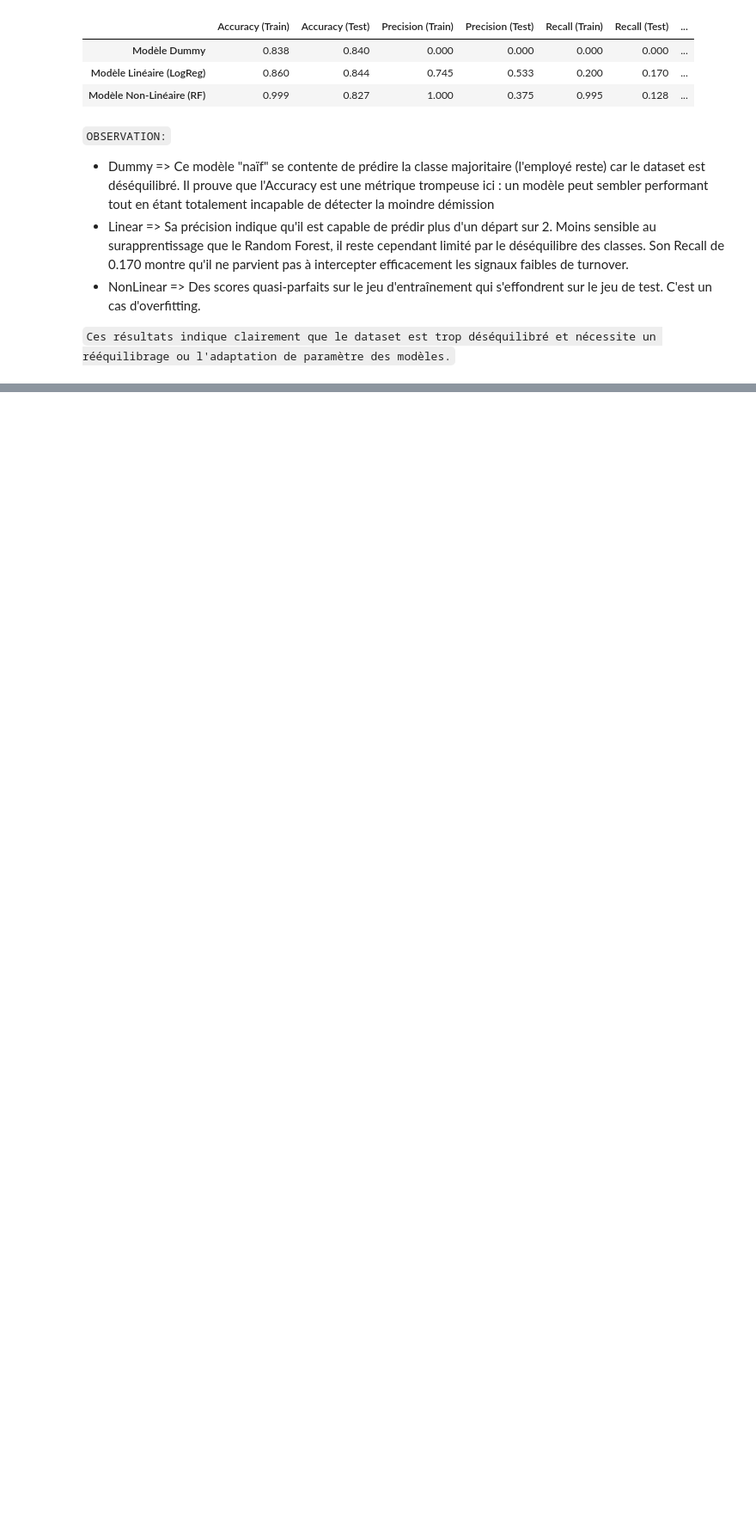
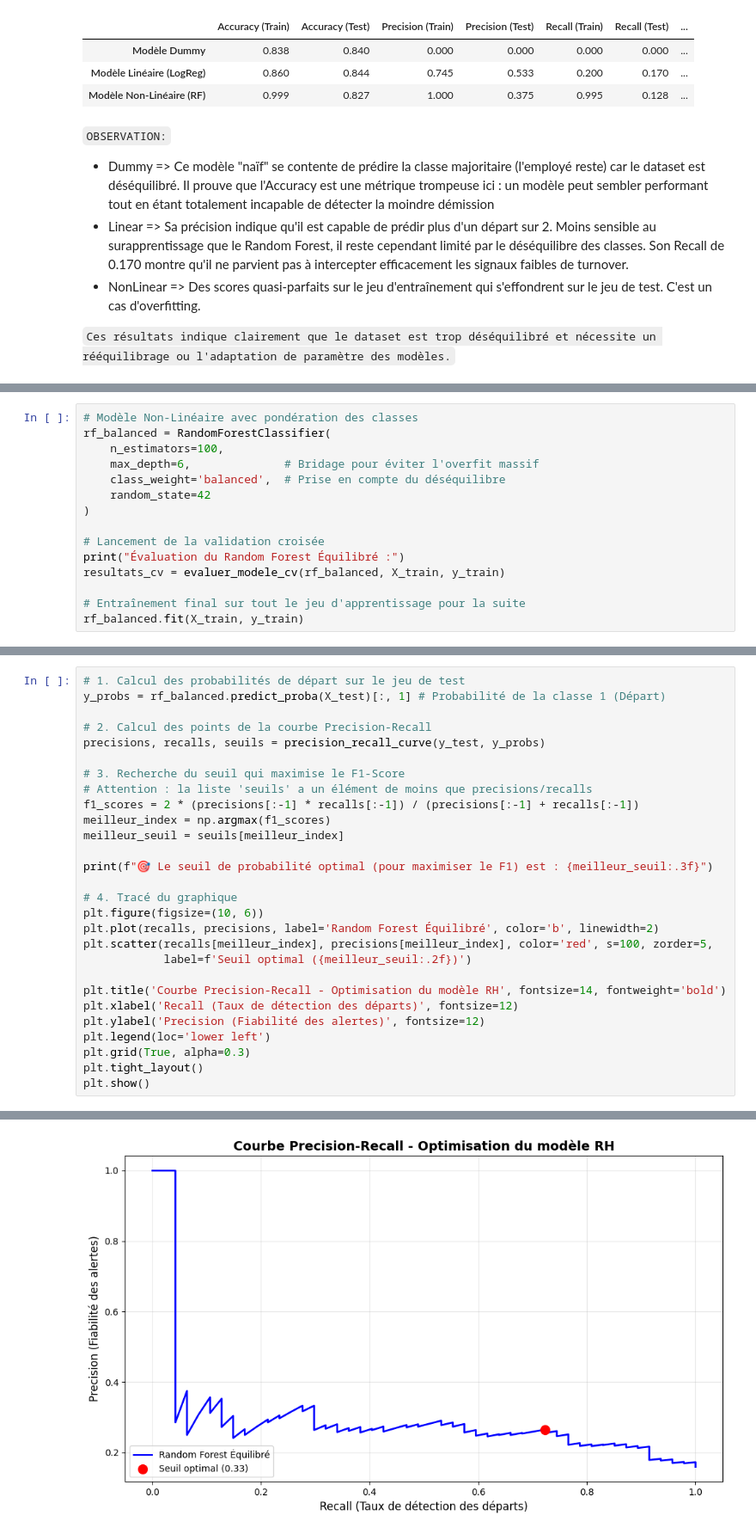
Before and after one commit to Nerion-1337/3_automatically_classify_information, a Jupyter notebook: components/training_modele.ipynb, the cells around one changed output, grey strips where cells are left out. Shown at 86% size. Saved outputs shown, nothing was run; the diff lists cells and outputs as text; blank space fills up the shorter version.

```diff
--- a/components/training_modele.ipynb
+++ b/components/training_modele.ipynb
@@ -123,0 +155,15 @@ display(df_metriques[colonnes_ordonnees].round(3))
+# %%
+# Modèle Non-Linéaire avec pondération des classes
+rf_balanced = RandomForestClassifier(
+    n_estimators=100,
+    max_depth=6,              # Bridage pour éviter l'overfit massif
+    class_weight='balanced',  # Prise en compte du déséquilibre
+    random_state=42
+)
+
+# Lancement de la validation croisée
+print("Évaluation du Random Forest Équilibré :")
+resultats_cv = evaluer_modele_cv(rf_balanced, X_train, y_train)
+
+# Entraînement final sur tout le jeu d'apprentissage pour la suite
+rf_balanced.fit(X_train, y_train)
@@ -123,0 +179,29 @@ display(df_metriques[colonnes_ordonnees].round(3))
+# %%
+# 1. Calcul des probabilités de départ sur le jeu de test
+y_probs = rf_balanced.predict_proba(X_test)[:, 1] # Probabilité de la classe 1 (Départ)
+
+# 2. Calcul des points de la courbe Precision-Recall
+precisions, recalls, seuils = precision_recall_curve(y_test, y_probs)
+
+# 3. Recherche du seuil qui maximise le F1-Score
+# Attention : la liste 'seuils' a un élément de moins que precisions/recalls
+f1_scores = 2 * (precisions[:-1] * recalls[:-1]) / (precisions[:-1] + recalls[:-1])
+meilleur_index = np.argmax(f1_scores)
+meilleur_seuil = seuils[meilleur_index]
+
+print(f"🎯 Le seuil de probabilité optimal (pour maximiser le F1) est : {meilleur_seuil:.3f}")
+
+# 4. Tracé du graphique
+plt.figure(figsize=(10, 6))
+plt.plot(recalls, precisions, label='Random Forest Équilibré', color='b', linewidth=2)
+plt.scatter(recalls[meilleur_index], precisions[meilleur_index], color='red', s=100, zorder=5,
+            label=f'Seuil optimal ({meilleur_seuil:.2f})')
+
+plt.title('Courbe Precision-Recall - Optimisation du modèle RH', fontsize=14, fontweight='bold')
+plt.xlabel('Recall (Taux de détection des départs)', fontsize=12)
+plt.ylabel('Precision (Fiabilité des alertes)', fontsize=12)
+plt.legend(loc='lower left')
+plt.grid(True, alpha=0.3)
+plt.tight_layout()
+plt.show()
+# %% [output]
@@ -123,0 +209 @@ display(df_metriques[colonnes_ordonnees].round(3))
+[figure, added]
```
Also changed, not shown: parts of 5 cells of this notebook.
